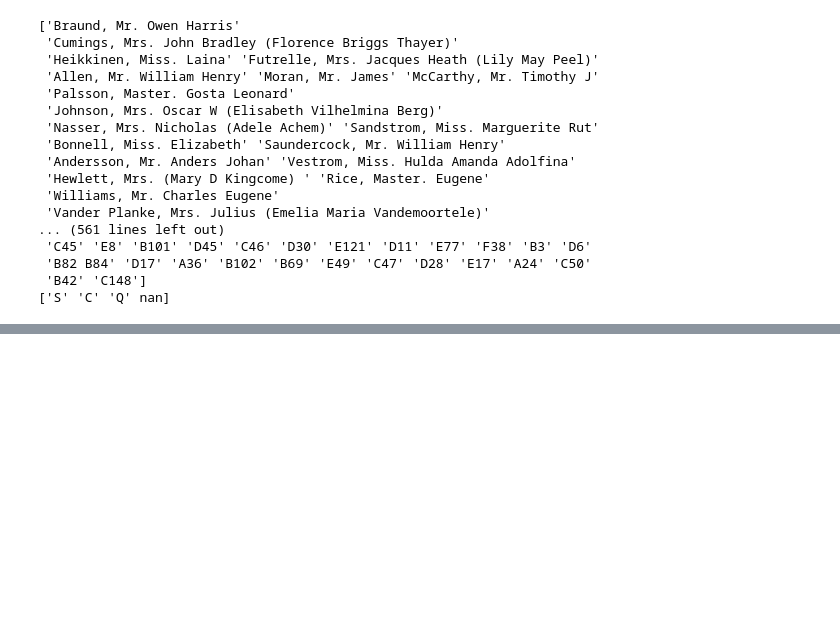
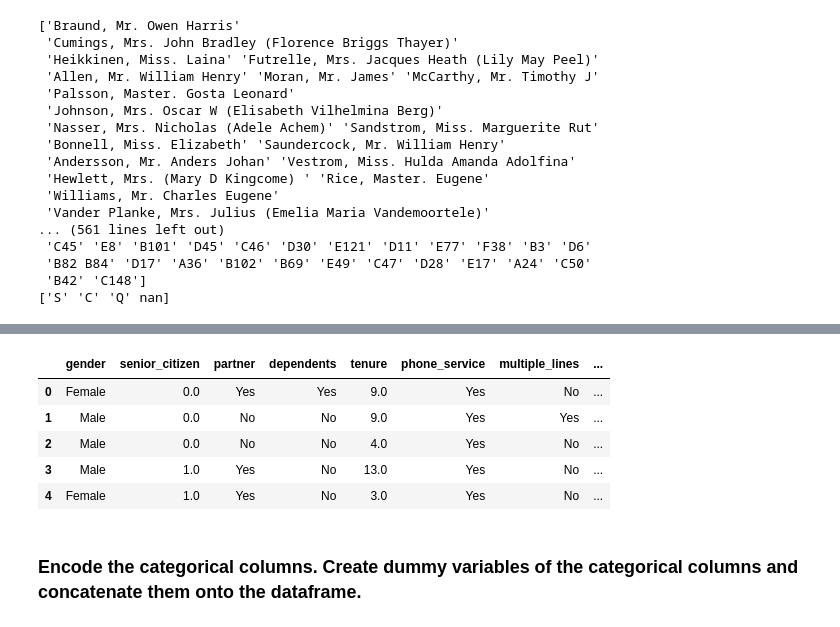
Before and after one commit to Olivert75/classification-exercises, a Jupyter notebook: classification_exercises.ipynb, the cells around one changed output, grey strips where cells are left out. Drawn from its saved outputs; the diff is of its cells as text; code cells hidden in the pictures; blank space fills up the shorter version.

```diff
--- a/classification_exercises.ipynb
+++ b/classification_exercises.ipynb
@@ -423,0 +536,5 @@ get_titanic_data().head()
+# %%
+new_telco_df = telco_df.drop(columns = ['customer_id','contract_type_id.1','payment_type_id.1','internet_service_type_id.1'])
+# %%
+#new_telco_df['total_charges'] = pd.to_numeric(new_telco_df['total_charges'],errors ='coerce')
+new_telco_df['total_charges'] = new_telco_df.total_charges.replace(' ', np.nan).astype(float)
@@ -423,0 +561,11 @@ get_titanic_data().head()
+# %%
+new_telco_df.head()
+# %% [output]
+|  | gender | senior_citizen | partner | dependents | tenure | phone_service | multiple_lines | ... |
+| 0 | Female | 0.0 | Yes | Yes | 9.0 | Yes | No | ... |
+| 1 | Male | 0.0 | No | No | 9.0 | Yes | Yes | ... |
+| 2 | Male | 0.0 | No | No | 4.0 | Yes | No | ... |
+| 3 | Male | 1.0 | Yes | No | 13.0 | Yes | No | ... |
+| 4 | Female | 1.0 | Yes | No | 3.0 | Yes | No | ... |
+# %% [markdown]
+### Encode the categorical columns. Create dummy variables of the categorical columns and concatenate them onto the dataframe.
```
Also changed, not shown: parts of 57 cells of this notebook.
